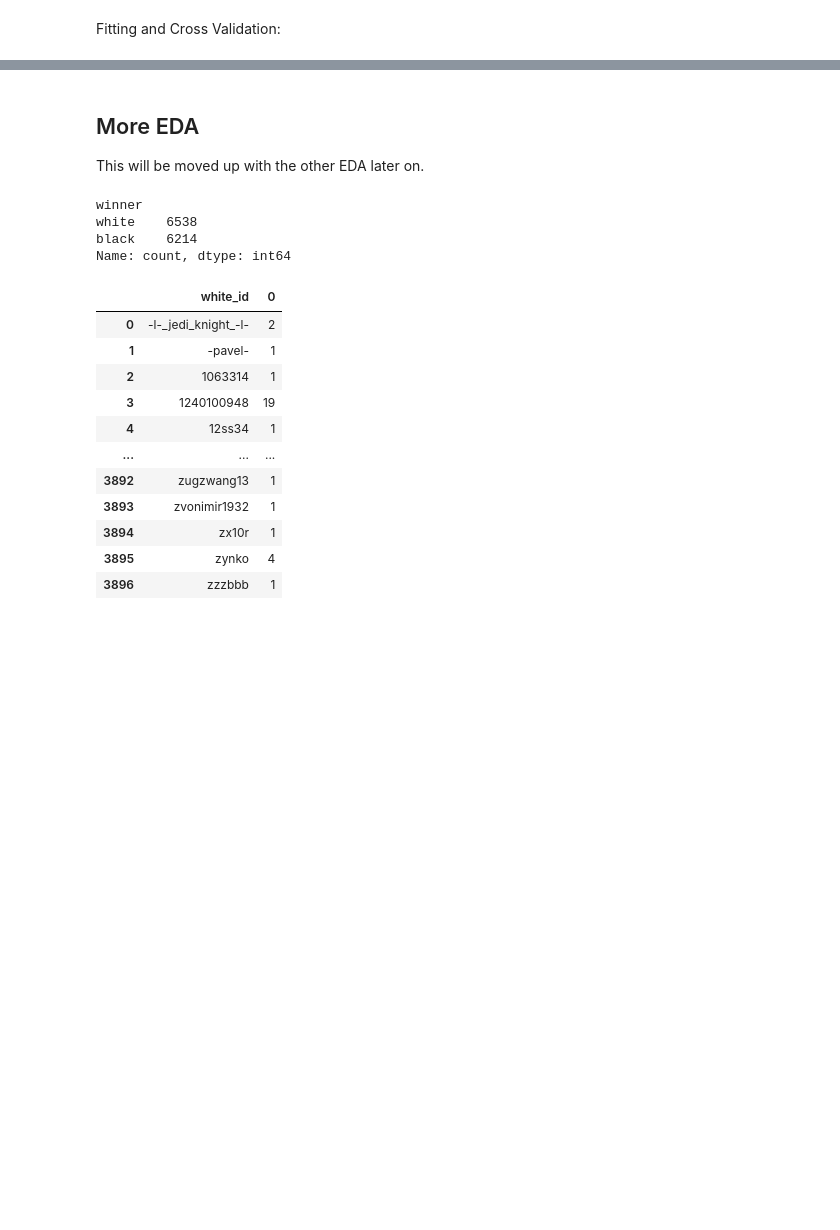
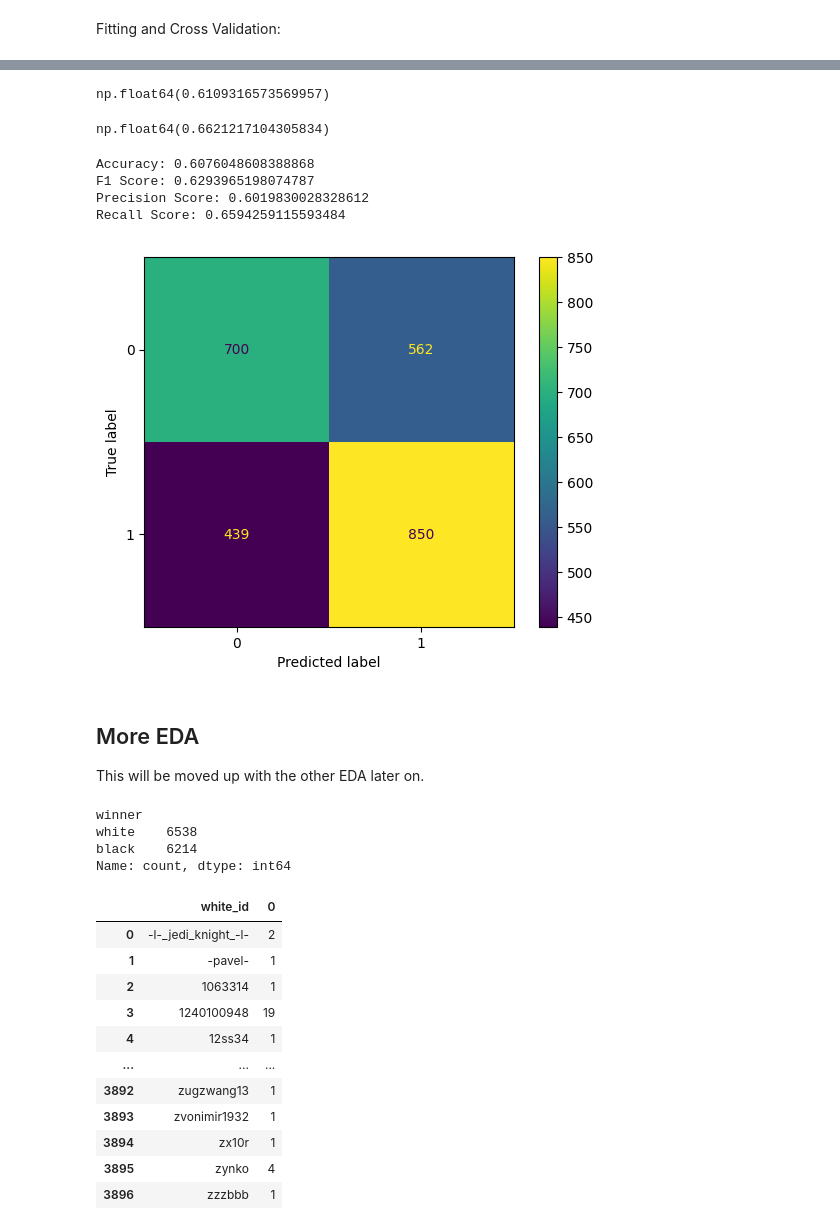
Before and after one commit to Caleb-Neal-Smith/5220_Project, a Jupyter notebook: 5220_Project.ipynb, the cells around one changed output, grey strips where cells are left out. Drawn from its saved outputs; the diff is of its cells as text; code cells hidden in the pictures; blank space fills up the shorter version.

Commit message:
Add a hold out test set, precision and recall scoring, and a confusion matrix.

```diff
--- a/5220_Project.ipynb
+++ b/5220_Project.ipynb
@@ -423,34 +275,42 @@ See the caveats in the documentation: https://pandas.pydata.org/pandas-docs/stab
 # %% [markdown]
 Fitting and Cross Validation:
 # %%
-n = 5
+k = 5
 
 # IMPORTANT NOTE TO SELF (Caleb): Should we use stratified K-fold cross validation instead to account
 #                                 for the slight class imbalance?
-kf = KFold(n_splits=n, shuffle=True, random_state=42)
+kf = KFold(n_splits=k, shuffle=True, random_state=42)
 
 acc_list = []
 f1_list = []
+precision_list = []
+recall_list = []
 
-for train_index, val_index in kf.split(games2):
-  train = games2.iloc[train_index]
-  val = games2.iloc[val_index]
+for train_index, val_index in kf.split(train):
+  tr = train.iloc[train_index]
+  val = train.iloc[val_index]
 
   # print(train)
   # print(val)
 
   model = Pipeline([('tfidfvectorizer', TfidfVectorizer()), ('multinomialnb', MultinomialNB())])
-  model.fit(train['First 40 Ply'], train['label'])
+  model.fit(tr['First 40 Ply'], tr['label'])
 
   val_labels = val['label']
   val_preds = model.predict(val['First 40 Ply'])
 
   accuracy = accuracy_score(val_labels, val_preds)
   f1 = f1_score(val_labels, val_preds)
+  precision = precision_score(val_labels, val_preds)
+  recall = recall_score(val_labels, val_preds)
 
   print(f"Accuracy: {accuracy}")
   print(f"F1 Score: {f1}")
+  print(f"Precision Score: {precision}")
+  print(f"Recall Score: {recall}")
 
   acc_list.append(accuracy)
   f1_list.append(f1)
+  precision_list.append(precision)
+  recall_list.append(recall)
 # %% [output]
@@ -512 +377,41 @@ np.float64(0.6091586382887142)
+# %%
+np.mean(precision_list)
+# %% [output]
+np.float64(0.6109316573569957)
+# %%
+np.mean(recall_list)
+# %% [output]
+np.float64(0.6621217104305834)
+# %%
+model = Pipeline([('tfidfvectorizer', TfidfVectorizer()), ('multinomialnb', MultinomialNB())])
+
+model.fit(train['First 40 Ply'], train['label'])
+
+test_labels = test['label']
+test_preds = model.predict(test['First 40 Ply'])
+
+accuracy = accuracy_score(test_labels, test_preds)
+f1 = f1_score(test_labels, test_preds)
+precision = precision_score(test_labels, test_preds)
+recall = recall_score(test_labels, test_preds)
+
+print(f"Accuracy: {accuracy}")
+print(f"F1 Score: {f1}")
+print(f"Precision Score: {precision}")
+print(f"Recall Score: {recall}")
+# %% [output]
+Accuracy: 0.6076048608388868
+F1 Score: 0.6293965198074787
+Precision Score: 0.6019830028328612
+Recall Score: 0.6594259115593484
+# %%
+from sklearn.metrics import confusion_matrix
+from sklearn.metrics import ConfusionMatrixDisplay
+# y_test = test['label']
+# y_pred = model.predict(test['First 40 Ply'])
+ConfusionMatrixDisplay.from_predictions(
+   test_labels, test_preds)
+plt.show()
+# %% [output]
+[figure, added]
 # %%
```
Also changed, not shown: parts of 45 cells of this notebook.
